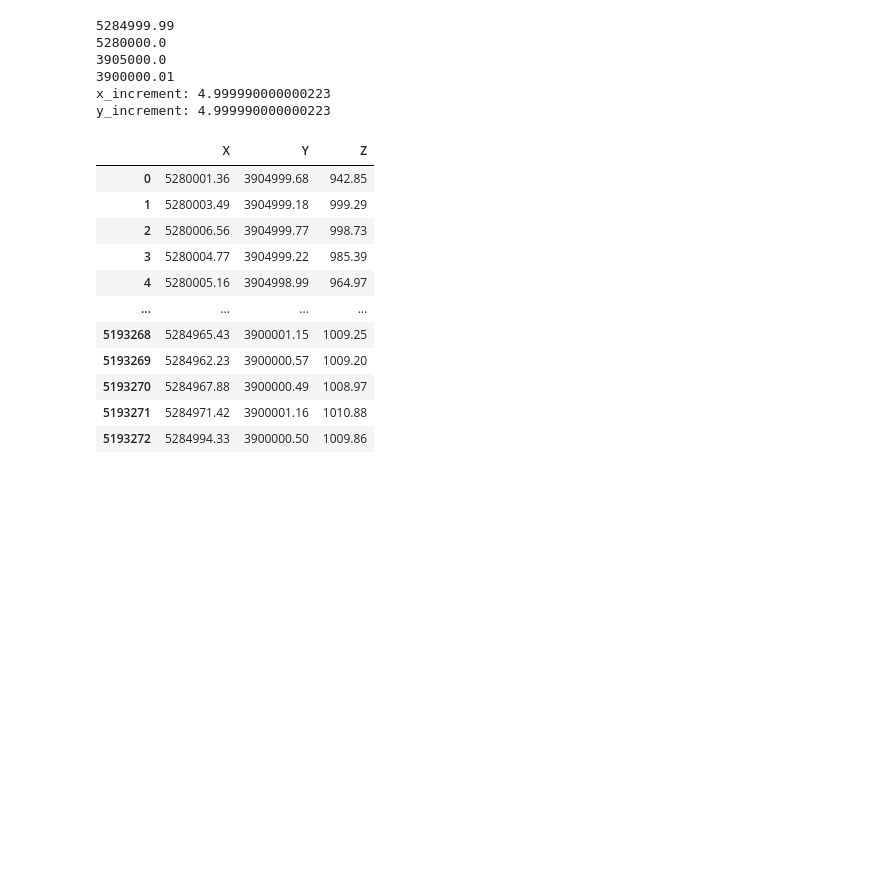
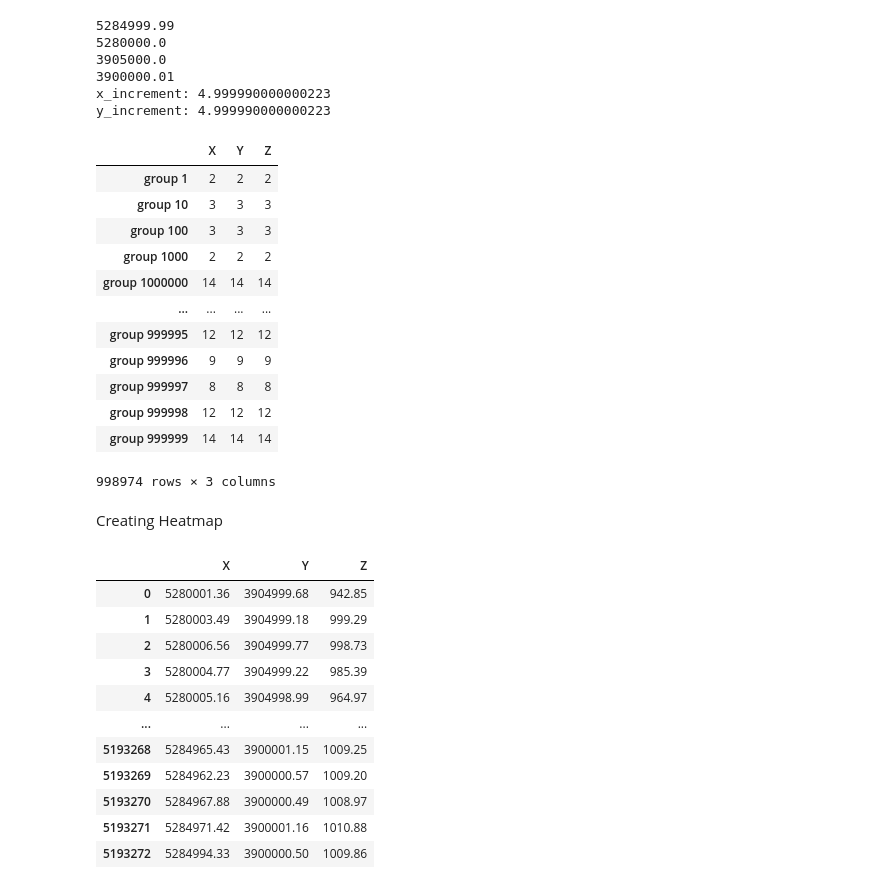
Before and after one commit to Applied-Machine-Learning-2021/final-project-the-boston-project, a Jupyter notebook: Dealing_with_lidar_data.ipynb, the cells around one changed output. Cells and saved outputs as stored; diff of their text form; code cells hidden in the pictures; blank space fills up the shorter version.

```diff
--- a/Dealing_with_lidar_data.ipynb
+++ b/Dealing_with_lidar_data.ipynb
@@ -152,2 +161,35 @@ y_increment: 4.999990000000223
+# %%
+# grouping function to be used by groupby method
+def GroupLidarPoints(df, ind, col_1, col_2):
+  # for the x values
+  x = df[col_1].loc[ind]
+  x_group = int((x - x_min) / x_increment) + 1
+
+  # for the y values
+  y = df[col_2].loc[ind]
+  y_group = int((y - y_min) / y_increment)
+  return f'group {(y_group * width) + x_group}'
+# %%
+# grouping the lidar data
+
+grouped_lidar_df = full_data.groupby(lambda X: GroupLidarPoints(full_data, X, 'X', 'Y'))
+# %%
+grouped_lidar_df.count()
+# %% [output]
+|  | X | Y | Z |
+| group 1 | 2 | 2 | 2 |
+| group 10 | 3 | 3 | 3 |
+| group 100 | 3 | 3 | 3 |
+| group 1000 | 2 | 2 | 2 |
+| group 1000000 | 14 | 14 | 14 |
+| ... | ... | ... | ... |
+| group 999995 | 12 | 12 | 12 |
+| group 999996 | 9 | 9 | 9 |
+| group 999997 | 8 | 8 | 8 |
+| group 999998 | 12 | 12 | 12 |
+| group 999999 | 14 | 14 | 14 |
+998974 rows × 3 columns
+# %% [markdown]
+Creating Heatmap
 # %%
 # creating an empty dataframe with 1000 rows and colmuns that with hold the
```
Also changed, not shown: parts of 3 cells of this notebook.
